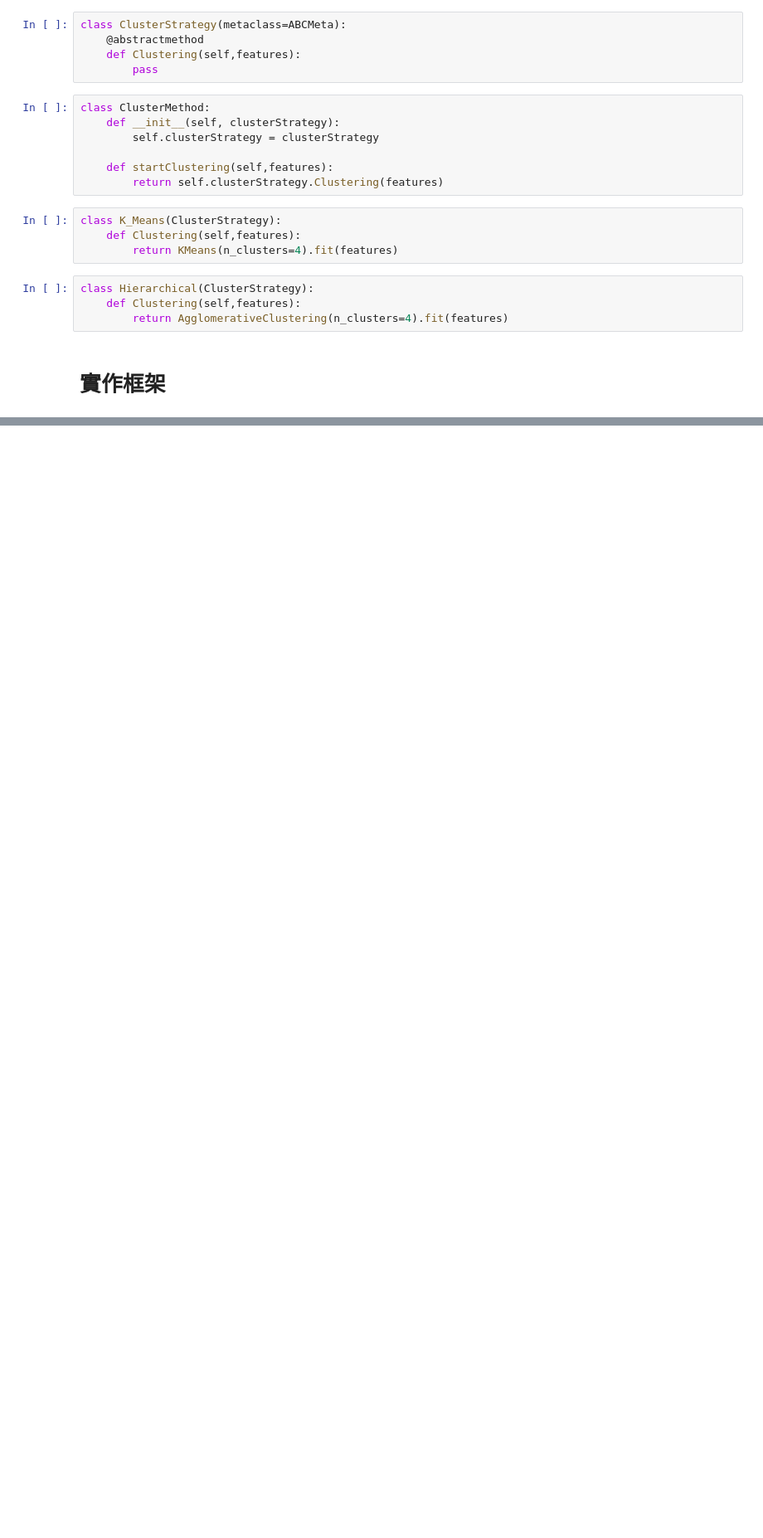
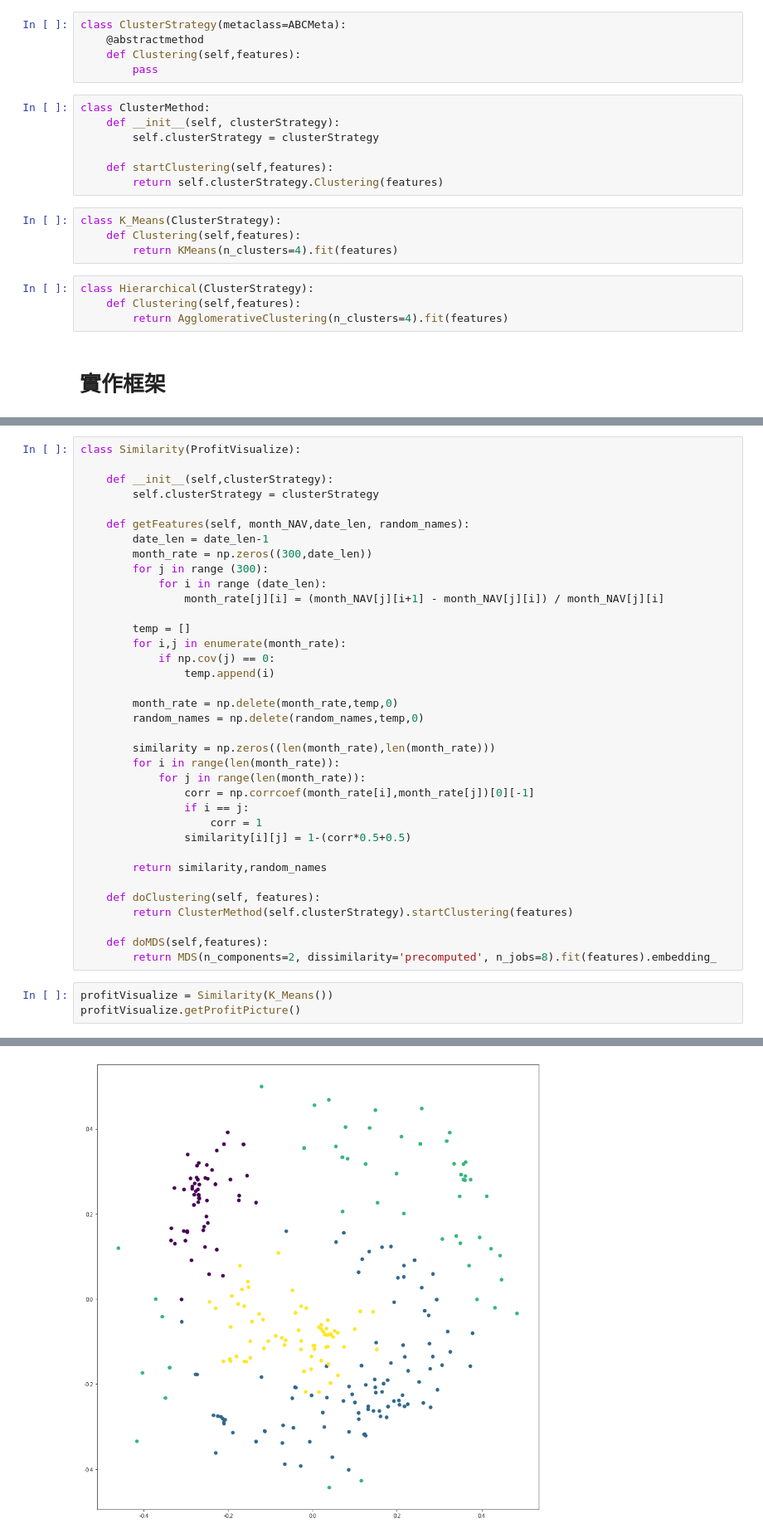
Before and after one commit to D0542562/fund-prediction, a Jupyter notebook: Profit Test Class.ipynb, the cells around one changed output, grey strips where cells are left out. Shown at 83% size. Cells and saved outputs as stored; diff of their text form; blank space fills up the shorter version.

```diff
--- a/Profit Test Class.ipynb
+++ b/Profit Test Class.ipynb
@@ -151,0 +163,40 @@ profitVisualize.getProfitPicture()
+# %%
+class Similarity(ProfitVisualize):
+
+    def __init__(self,clusterStrategy):
+        self.clusterStrategy = clusterStrategy
+
+    def getFeatures(self, month_NAV,date_len, random_names):
+        date_len = date_len-1
+        month_rate = np.zeros((300,date_len))
+        for j in range (300):
+            for i in range (date_len):
+                month_rate[j][i] = (month_NAV[j][i+1] - month_NAV[j][i]) / month_NAV[j][i]
+
+        temp = []
+        for i,j in enumerate(month_rate):
+            if np.cov(j) == 0:
+                temp.append(i)
+
+        month_rate = np.delete(month_rate,temp,0)
+        random_names = np.delete(random_names,temp,0)
+
+        similarity = np.zeros((len(month_rate),len(month_rate)))
+        for i in range(len(month_rate)):
+            for j in range(len(month_rate)):
+                corr = np.corrcoef(month_rate[i],month_rate[j])[0][-1]
+                if i == j:
+                    corr = 1
+                similarity[i][j] = 1-(corr*0.5+0.5)
+
+        return similarity,random_names
+
+    def doClustering(self, features):
+        return ClusterMethod(self.clusterStrategy).startClustering(features)
+
+    def doMDS(self,features):
+        return MDS(n_components=2, dissimilarity='precomputed', n_jobs=8).fit(features).embedding_
+# %%
+profitVisualize = Similarity(K_Means())
+profitVisualize.getProfitPicture()
+# %% [output]
@@ -151,0 +204 @@ profitVisualize.getProfitPicture()
+[figure, added]
```
Also changed, not shown: parts of 6 cells of this notebook.
